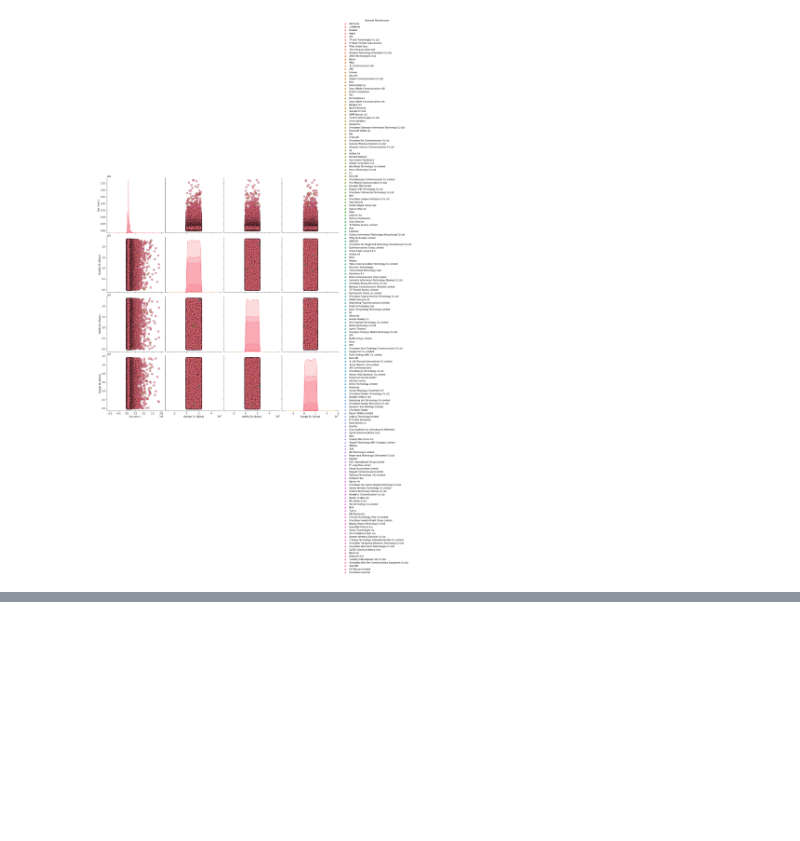
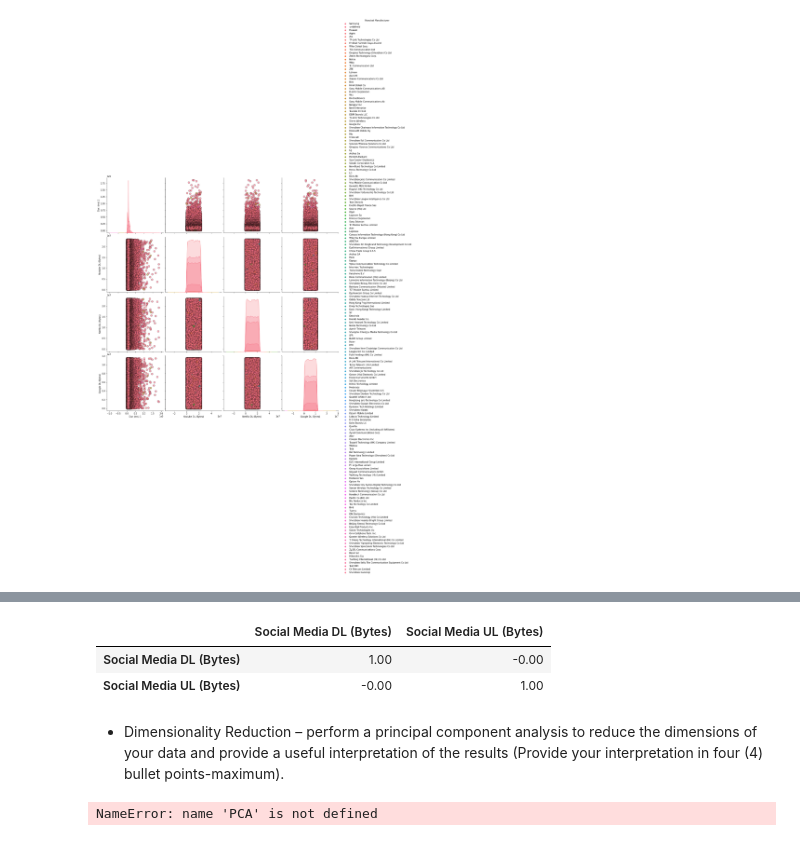
Before and after one commit to ekubay/Telecom-Data-Analysis, a Jupyter notebook: notebooks/Data_Exploration.ipynb, the cells around one changed output, grey strips where cells are left out. Saved outputs shown, nothing was run; the diff lists cells and outputs as text; code cells hidden in the pictures; blank space fills up the shorter version.

```diff
--- a/notebooks/Data_Exploration.ipynb
+++ b/notebooks/Data_Exploration.ipynb
@@ -707,0 +776,20 @@ sns.pairplot(dfPair, hue = 'Handset Manufacturer', diag_kind = 'kde',
+# %%
+corr3 = df_clean[['Social Media DL (Bytes)','Social Media UL (Bytes)']].corr()
+corr3
+# %% [output]
+|  | Social Media DL (Bytes) | Social Media UL (Bytes) |
+| Social Media DL (Bytes) | 1.00 | -0.00 |
+| Social Media UL (Bytes) | -0.00 | 1.00 |
+# %% [markdown]
+- Dimensionality Reduction – perform a principal component analysis to reduce the dimensions of your data and provide a useful interpretation of the results (Provide your interpretation in four (4) bullet points-maximum).
+# %%
+
+data = df_clean
+# define transform
+pca = PCA()
+# prepare transform on dataset
+pca.fit(data)
+# apply transform to dataset
+transformed = pca.transform(data)
+# %% [output]
+NameError: name 'PCA' is not defined
```
Also changed, not shown: parts of 12 cells of this notebook.
